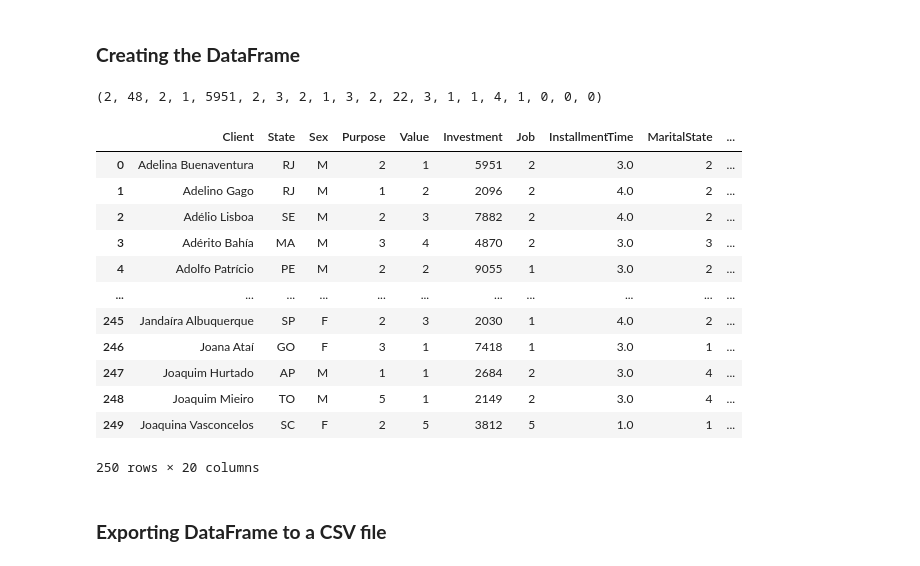
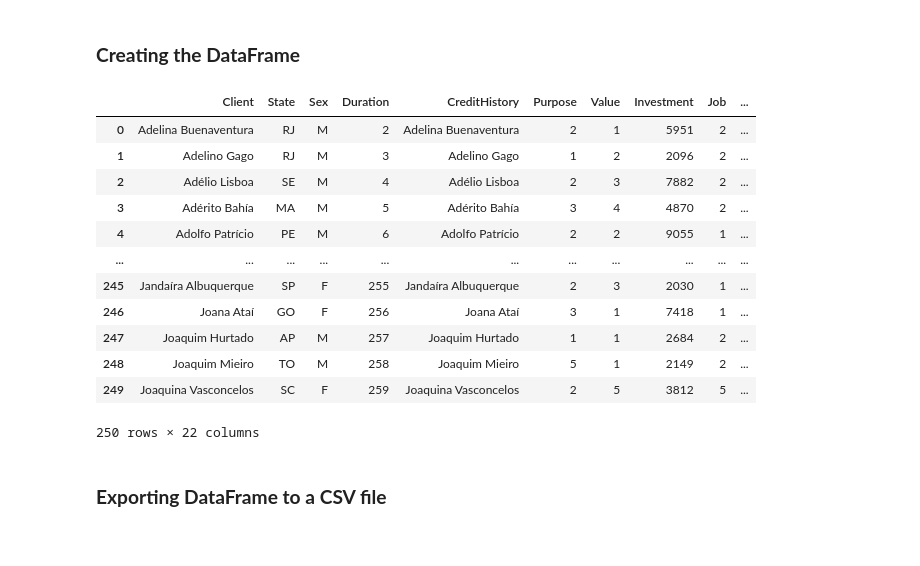
Before and after one commit to Massato01/WBK-Clients-Prediction, a Jupyter notebook: scripts/ConectDatabase.ipynb, the cells around one changed output. Drawn from its saved outputs; the diff is of its cells as text; code cells hidden in the pictures.

```diff
--- a/scripts/ConectDatabase.ipynb
+++ b/scripts/ConectDatabase.ipynb
@@ -101,15 +101,11 @@ PORPOSE: (1, 'reforma')
 ================================================================
 # %% [markdown]
 ### **Creating the DataFrame**
-# %%
-records_credits[0]
-# %% [output]
-(2, 48, 2, 1, 5951, 2, 3, 2, 1, 3, 2, 22, 3, 1, 1, 4, 1, 0, 0, 0)
 # %%
 client = [records_clients[i][1] for i in range(250)]
 state = [records_clients[i][2] for i in range(250)]
 sex = [records_clients[i][3] for i in range(250)]
-duratin = [records_credits[i][0] for i in range(250)]
+duration = [records_credits[i][0] for i in range(250)]
 credit_history = [records_clients[i][1] for i in range(250)]
 purpose = [records_credits[i][2] for i in range(250)]
 value = [records_credits[i][3] for i in range(250)]
@@ -128,46 +124,48 @@ dependents = [records_credits[i][15] for i in range(250)]
 socio_company = [records_credits[i][16] for i in range(250)]
 foreign = [records_credits[i][17] for i in range(250)]
 status = [records_credits[i][18] for i in range(250)]
 
 data = {
     'Client' : client,
     'State' : state,
     'Sex' : sex,
+    'Duration' : duration,
+    'CreditHistory' : credit_history,
     'Purpose' : purpose,
     'Value' : value,
     'Investment' : investment,
     'Job' : job,
     'InstallmentTime' : installment_time,
     'MaritalState' : marital_state,
     'Fiador' : fiador,
     'EesidenceSince' : residence_since,
     'Age' : age,
     'OtherFinance' : other_finance,
     'Housing' : housing,
     'ExistingLoan' : existing_loan,
     'Profession' : profession,
     'Dependents' : dependents,
     'SocioCompany' : socio_company,
     'Foreign' : foreign,
     'Status' : status
 }
 
 df = pd.DataFrame(data)
 df
 # %% [output]
-|  | Client | State | Sex | Purpose | Value | Investment | Job | InstallmentTime | MaritalState | ... |
-| 0 | Adelina Buenaventura | RJ | M | 2 | 1 | 5951 | 2 | 3.0 | 2 | ... |
-| 1 | Adelino Gago | RJ | M | 1 | 2 | 2096 | 2 | 4.0 | 2 | ... |
-| 2 | Adélio Lisboa | SE | M | 2 | 3 | 7882 | 2 | 4.0 | 2 | ... |
-| 3 | Adérito Bahía | MA | M | 3 | 4 | 4870 | 2 | 3.0 | 3 | ... |
-| 4 | Adolfo Patrício | PE | M | 2 | 2 | 9055 | 1 | 3.0 | 2 | ... |
+|  | Client | State | Sex | Duration | CreditHistory | Purpose | Value | Investment | Job | ... |
+| 0 | Adelina Buenaventura | RJ | M | 2 | Adelina Buenaventura | 2 | 1 | 5951 | 2 | ... |
+| 1 | Adelino Gago | RJ | M | 3 | Adelino Gago | 1 | 2 | 2096 | 2 | ... |
+| 2 | Adélio Lisboa | SE | M | 4 | Adélio Lisboa | 2 | 3 | 7882 | 2 | ... |
+| 3 | Adérito Bahía | MA | M | 5 | Adérito Bahía | 3 | 4 | 4870 | 2 | ... |
+| 4 | Adolfo Patrício | PE | M | 6 | Adolfo Patrício | 2 | 2 | 9055 | 1 | ... |
 | ... | ... | ... | ... | ... | ... | ... | ... | ... | ... | ... |
-| 245 | Jandaíra Albuquerque | SP | F | 2 | 3 | 2030 | 1 | 4.0 | 2 | ... |
-| 246 | Joana Ataí | GO | F | 3 | 1 | 7418 | 1 | 3.0 | 1 | ... |
-| 247 | Joaquim Hurtado | AP | M | 1 | 1 | 2684 | 2 | 3.0 | 4 | ... |
-| 248 | Joaquim Mieiro | TO | M | 5 | 1 | 2149 | 2 | 3.0 | 4 | ... |
-| 249 | Joaquina Vasconcelos | SC | F | 2 | 5 | 3812 | 5 | 1.0 | 1 | ... |
+| 245 | Jandaíra Albuquerque | SP | F | 255 | Jandaíra Albuquerque | 2 | 3 | 2030 | 1 | ... |
+| 246 | Joana Ataí | GO | F | 256 | Joana Ataí | 3 | 1 | 7418 | 1 | ... |
+| 247 | Joaquim Hurtado | AP | M | 257 | Joaquim Hurtado | 1 | 1 | 2684 | 2 | ... |
+| 248 | Joaquim Mieiro | TO | M | 258 | Joaquim Mieiro | 5 | 1 | 2149 | 2 | ... |
+| 249 | Joaquina Vasconcelos | SC | F | 259 | Joaquina Vasconcelos | 2 | 5 | 3812 | 5 | ... |
-250 rows × 20 columns
+250 rows × 22 columns
 # %% [markdown]
 ### **Exporting DataFrame to a CSV file**
 # %%
```
Also changed, not shown: parts of 1 cell of this notebook, 5 other files.
